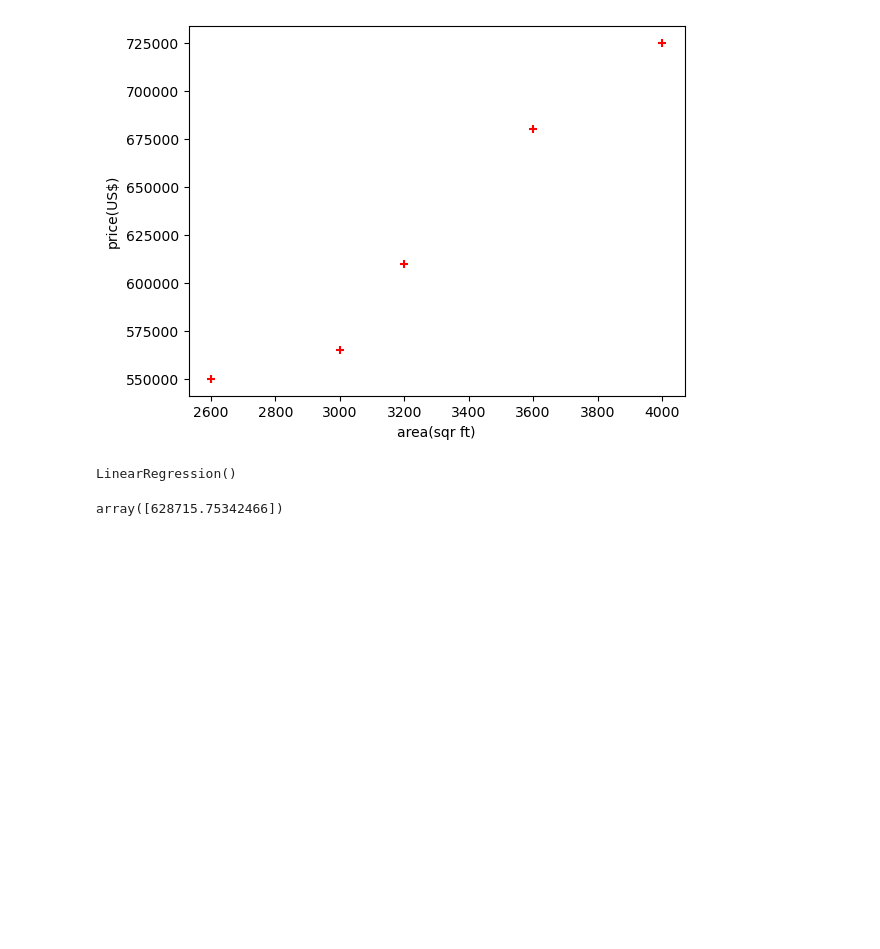
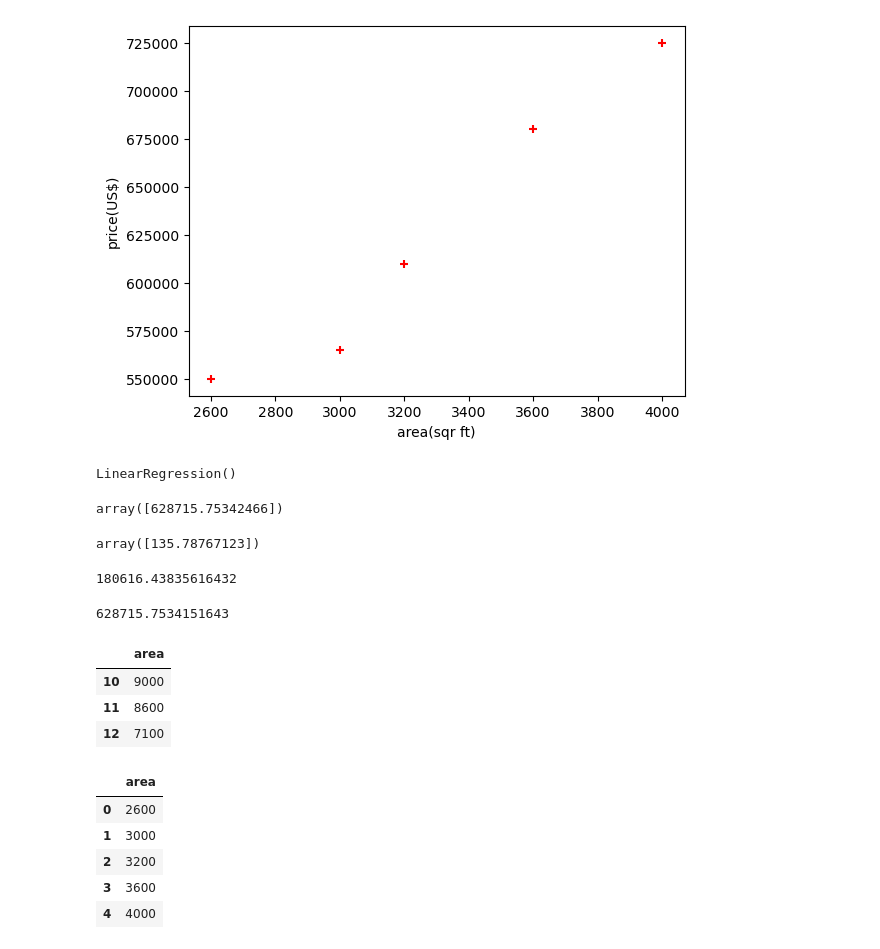
Before and after one commit to KodandaraoChellapilli/pitchwizard-frontend, a Jupyter notebook: Linearregression.ipynb, the cells around one changed output. Drawn from its saved outputs; the diff is of its cells as text; code cells hidden in the pictures; blank space fills up the shorter version.

```diff
--- a/Linearregression.ipynb
+++ b/Linearregression.ipynb
@@ -31,3 +31,24 @@ LinearRegression()
 reg.predict([[3300]])
 # %% [output]
 array([628715.75342466])
+# %%
+reg.coef_
+# %% [output]
+array([135.78767123])
+# %%
+reg.intercept_
+# %% [output]
+180616.43835616432
+# %%
+#y=m*x+b
+135.78767123*3300+180616.43835616432
+# %% [output]
+628715.7534151643
+# %%
+d = pd.read_csv(r"/Users/vinodhchellapilli/Downloads/prices(Sheet1).csv")
+d.tail(3)
+# %% [output]
+|  | area |
+| 10 | 9000 |
+| 11 | 8600 |
+| 12 | 7100 |
@@ -33,0 +57,10 @@ array([628715.75342466])
+# %%
+new_df = df.drop('price', axis='columns')
+new_df
+# %% [output]
+|  | area |
+| 0 | 2600 |
+| 1 | 3000 |
+| 2 | 3200 |
+| 3 | 3600 |
+| 4 | 4000 |
```
Also changed, not shown: parts of 5 cells of this notebook.
